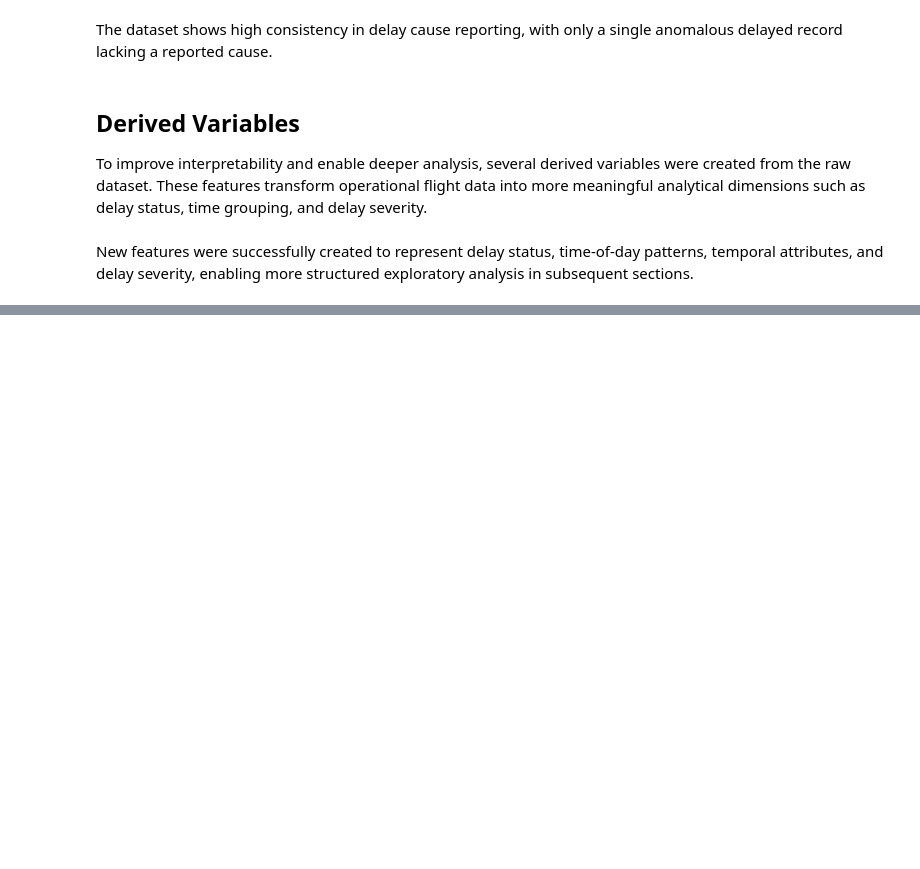
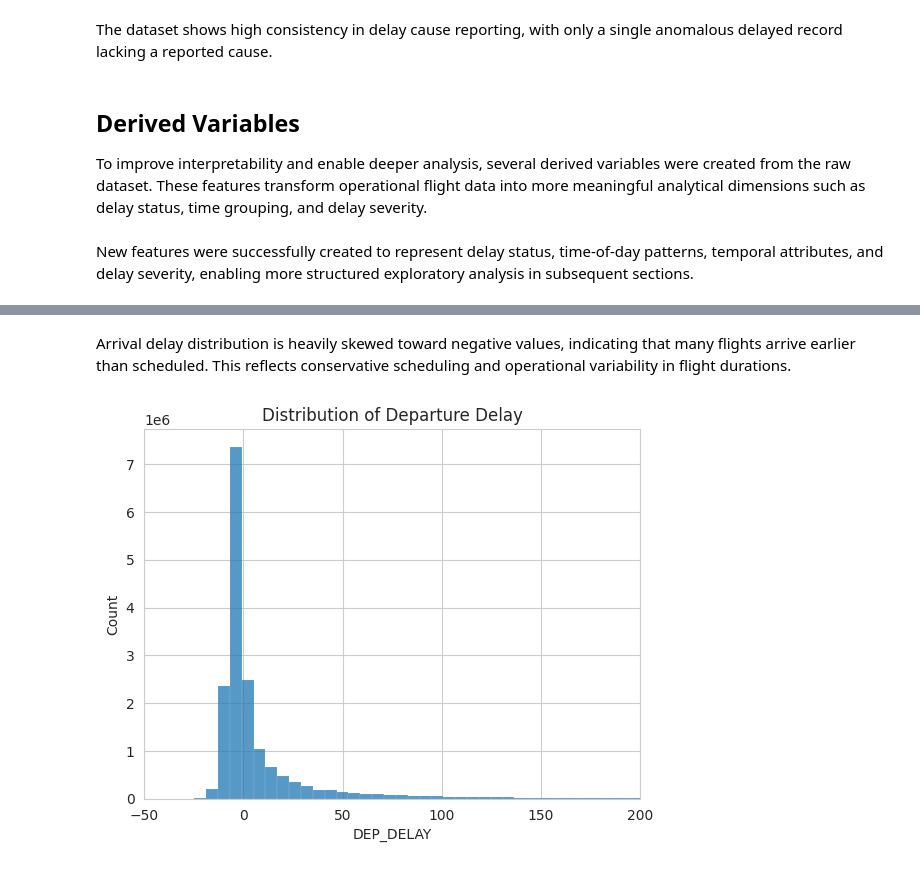
Before and after one commit to fermow/SBU-Data-Science-2026, a Jupyter notebook: Assignment_1/jupyter_notebooks/Untitled.ipynb, the cells around one changed output, grey strips where cells are left out. Cells and saved outputs as stored; diff of their text form; code cells hidden in the pictures; blank space fills up the shorter version.

```diff
--- a/Assignment_1/jupyter_notebooks/Untitled.ipynb
+++ b/Assignment_1/jupyter_notebooks/Untitled.ipynb
@@ -374,0 +416,9 @@ New features were successfully created to represent delay status, time-of-day pa
+# %% [markdown]
+Arrival delay distribution is heavily skewed toward negative values, indicating that many flights arrive earlier than scheduled. This reflects conservative scheduling and operational variability in flight durations.
+# %%
+sb.histplot(df["DEP_DELAY"].dropna(),bins=500)
+plt.title("Distribution of Departure Delay")
+plt.xlim(-50, 200)
+plt.show()
+# %% [output]
+[figure, added]
```
Also changed, not shown: parts of 9 cells of this notebook.
